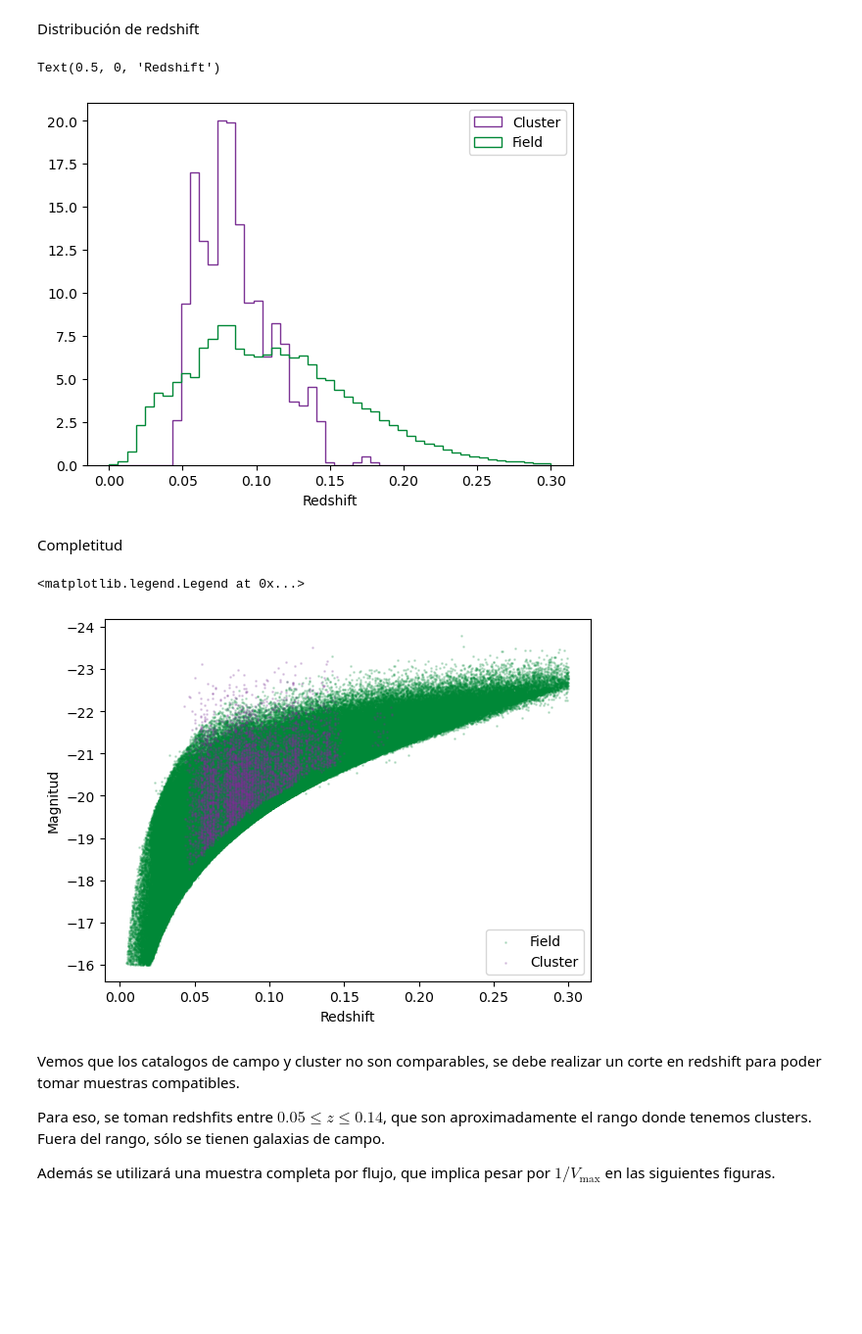
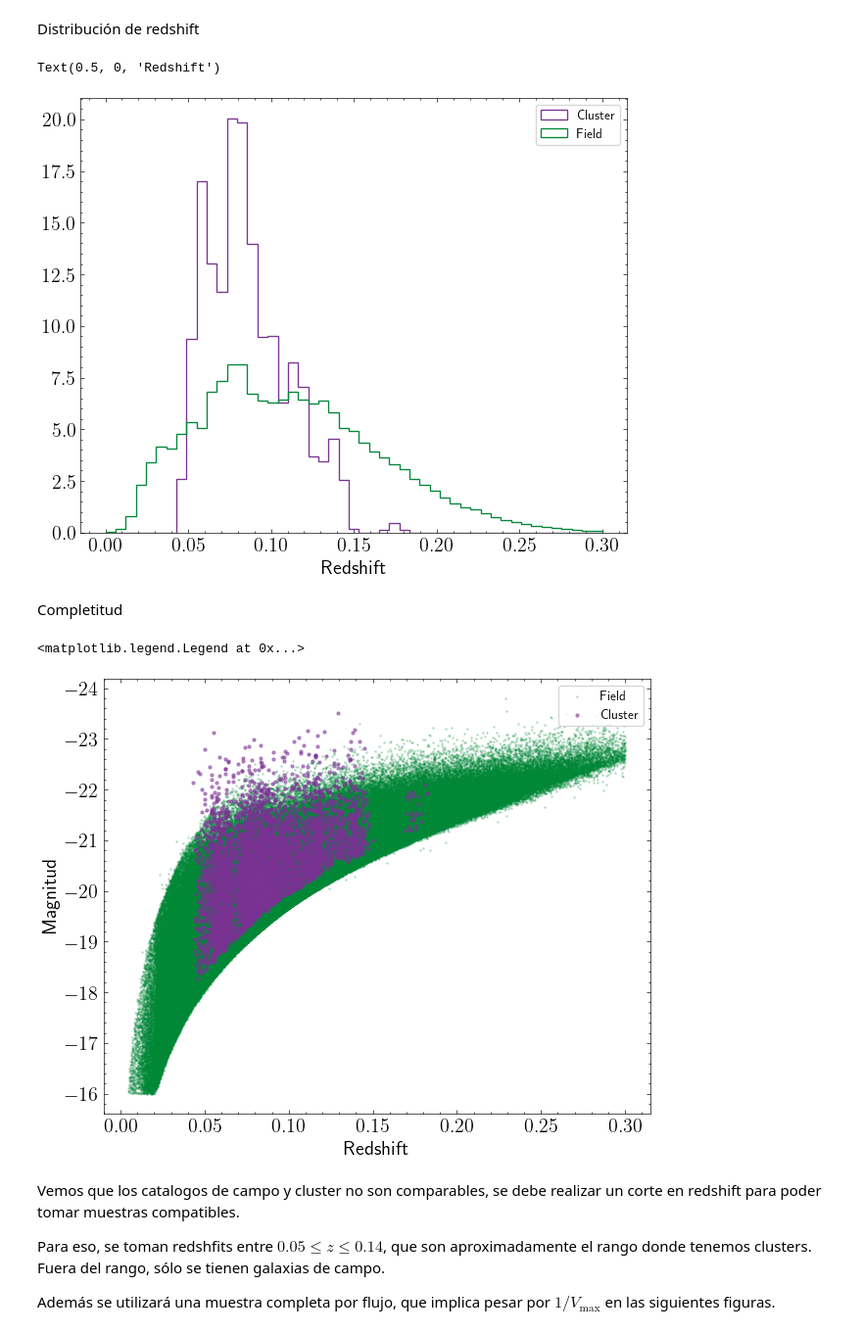
Before and after one commit to francaporaso/extragalactica, a Jupyter notebook: guia5/presentacion.ipynb, the cells around one changed output. Shown at 98% size. Cells and saved outputs as stored; diff of their text form; code cells hidden in the pictures; blank space fills up the shorter version.

```diff
--- a/guia5/presentacion.ipynb
+++ b/guia5/presentacion.ipynb
@@ -12,6 +16,27 @@ import seaborn as sns
 import sys
 sys.path.append('../')
 from guia2.bimodal import fit_bimodal, normal, bimodal
+# %%
+plt.style.use('science')
+_params = {
+    'figure.figsize':(5*1.5,4*1.5),
+    #'figure.figsize':(6.47,4), # golden ratio
+    'figure.dpi':96,
+    'font.family':'sans-serif',
+    'font.size':15,
+    'savefig.format':'png',
+    'savefig.transparent':True,
+    'xtick.direction':'in',
+    'xtick.top':True,
+    'ytick.direction':'in',
+    'ytick.right':True,
+    'errorbar.capsize':3,
+    'legend.loc':'upper right',
+    'legend.frameon':True,
+    'legend.fontsize':10,
+    #'axes.axisbelow':True,
+}
+plt.rcParams.update(_params)
 # %% [markdown]
 ## Constantes
 # %%
@@ -174,6 +203,7 @@ Cluster y campo, semianalitico no tiene redshift
 # %% [markdown]
 Distribución de redshift
 # %%
+
 bins = np.linspace(0.0, 0.3, 50)
 
 fig, ax = plt.subplots()
@@ -190,25 +220,26 @@ ax.legend()
 ax.set_xlabel('Redshift')
 # %% [output]
 Text(0.5, 0, 'Redshift')
-[figure, old version]
+[figure, new version]
 # %% [markdown]
 Completitud
 # %%
+
 fig, ax = plt.subplots()
 
 for i,n in enumerate([FD, CL]):
     ax.scatter(
         samples[n]['z'], samples[n]['Mr01'],
-        s=1, alpha=0.2, label=n, color=COLORS[n]
+        s=1 if n==FD else 5, alpha=0.2 if n==FD else 0.5, label=n, color=COLORS[n]
     )
 
 ax.set_xlabel('Redshift')
 ax.set_ylabel('Magnitud')
 ax.invert_yaxis()
 ax.legend()
 # %% [output]
 <matplotlib.legend.Legend at 0x...>
-[figure, old version]
+[figure, new version]
 # %% [markdown]
 Vemos que los catalogos de campo y cluster no son comparables, se debe realizar un corte en redshift para poder tomar muestras compatibles.
 
```
Also changed, not shown: parts of 20 cells of this notebook.
